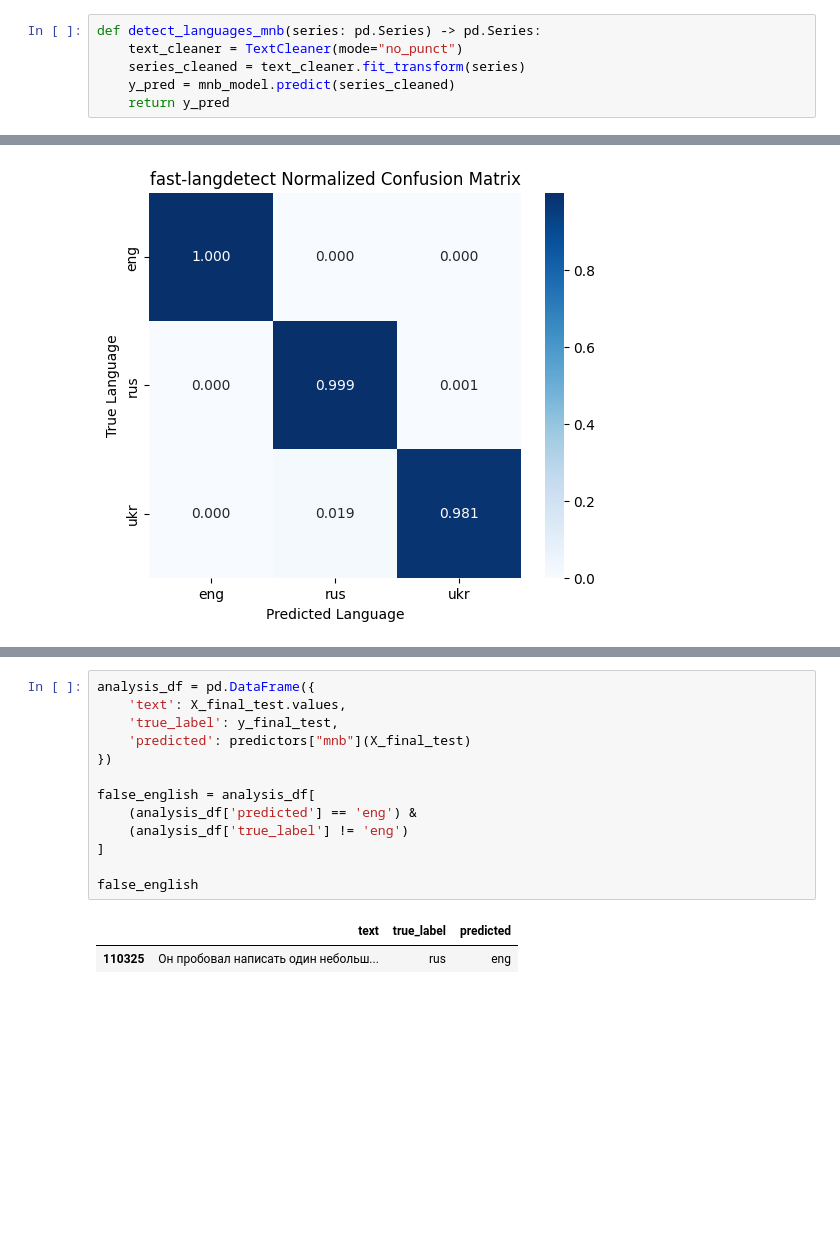
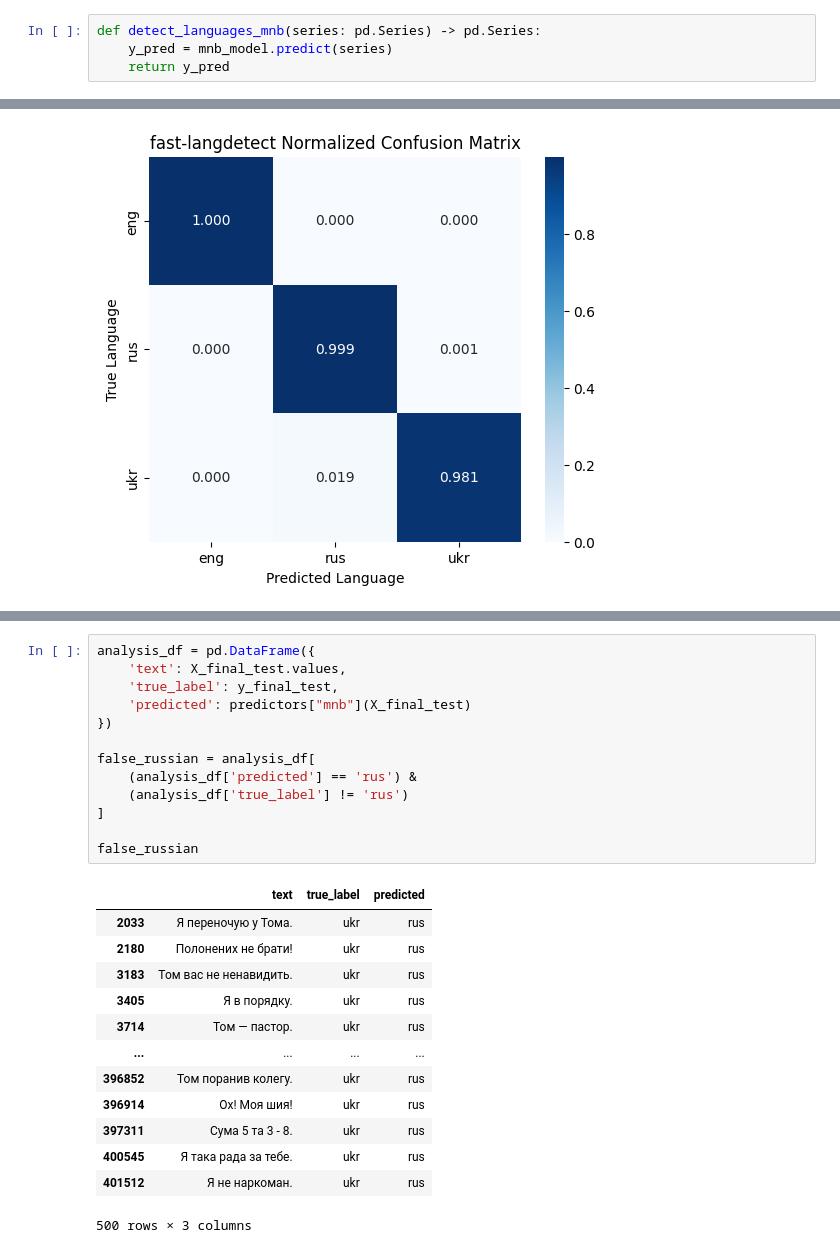
Before and after one commit to amiadesu/en-uk-ru-spam-detector, a Jupyter notebook: notebooks/03_benchmarking/01_compare_language_detectors.ipynb, the cells around one changed output, grey strips where cells are left out. Cells and saved outputs as stored; diff of their text form; blank space fills up the shorter version.

Commit message:
Finished language detection model comparison notebook.

```diff
--- a/notebooks/03_benchmarking/01_compare_language_detectors.ipynb
+++ b/notebooks/03_benchmarking/01_compare_language_detectors.ipynb
@@ -74,8 +75,6 @@ LanguageDetector(clf=Pipeline(steps=[('vectorizer',
 # %%
 def detect_languages_mnb(series: pd.Series) -> pd.Series:
-    text_cleaner = TextCleaner(mode="no_punct")
-    series_cleaned = text_cleaner.fit_transform(series)
-    y_pred = mnb_model.predict(series_cleaned)
+    y_pred = mnb_model.predict(series)
     return y_pred
 # %% [markdown]
 ## Lingua
@@ -218,16 +219,27 @@ results_df
 # %%
 analysis_df = pd.DataFrame({
     'text': X_final_test.values,
     'true_label': y_final_test,
     'predicted': predictors["mnb"](X_final_test)
 })
 
-false_english = analysis_df[
-    (analysis_df['predicted'] == 'eng') &
-    (analysis_df['true_label'] != 'eng')
+false_russian = analysis_df[
+    (analysis_df['predicted'] == 'rus') &
+    (analysis_df['true_label'] != 'rus')
 ]
 
-false_english
+false_russian
 # %% [output]
 |  | text | true_label | predicted |
-| 110325 | Он пробовал написать один небольш... | rus | eng |
+| 2033 | Я переночую у Тома. | ukr | rus |
+| 2180 | Полонених не брати! | ukr | rus |
+| 3183 | Том вас не ненавидить. | ukr | rus |
+| 3405 | Я в порядку. | ukr | rus |
+| 3714 | Том — пастор. | ukr | rus |
+| ... | ... | ... | ... |
+| 396852 | Том поранив колегу. | ukr | rus |
+| 396914 | Ох! Моя шия! | ukr | rus |
+| 397311 | Сума 5 та 3 - 8. | ukr | rus |
+| 400545 | Я така рада за тебе. | ukr | rus |
+| 401512 | Я не наркоман. | ukr | rus |
+500 rows × 3 columns
```
Also changed, not shown: parts of 10 cells of this notebook.
